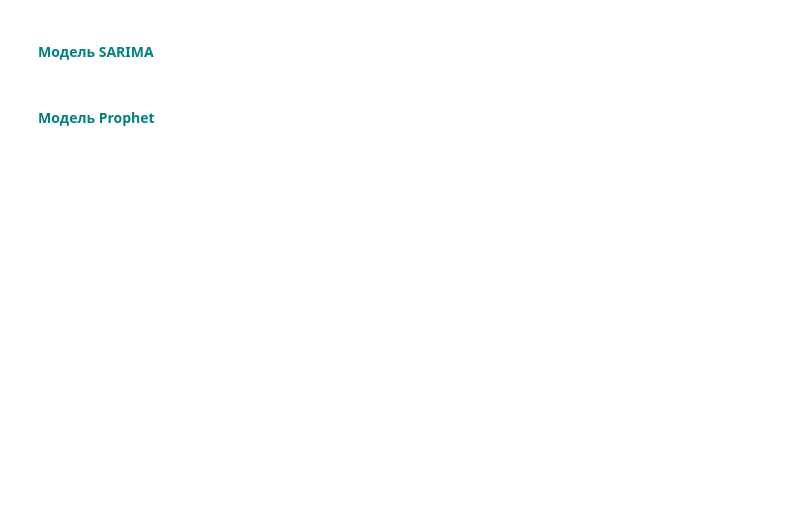
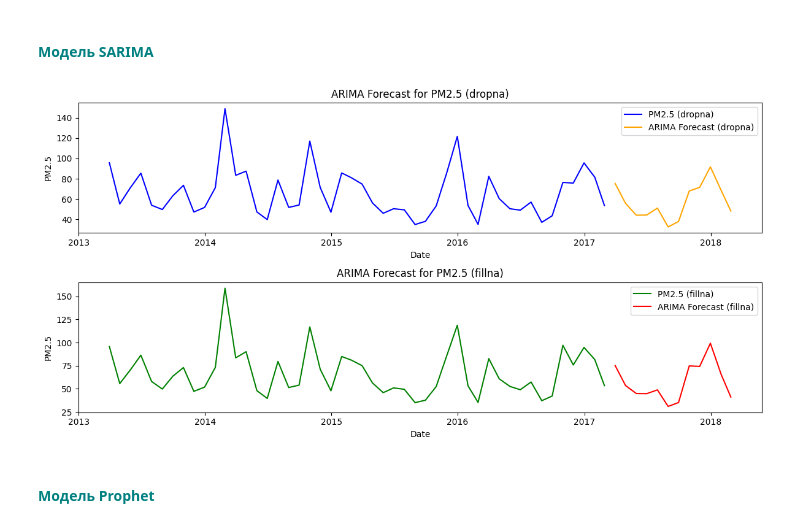
Before and after one commit to gggvitalii90/python_analytics_ich_120925, a Jupyter notebook: DZ_python_DA/HW_20_students.ipynb, the cells around one changed output. Cells and saved outputs as stored; diff of their text form; code cells hidden in the pictures; blank space fills up the shorter version.

```diff
--- a/DZ_python_DA/HW_20_students.ipynb
+++ b/DZ_python_DA/HW_20_students.ipynb
@@ -230,12 +242,37 @@ Error:
 # Q = 1
 # s = 12
 # Назовите переменную model_pm25_sarima
+model_pm25_sarima_drop = SARIMAX(monthly_data_drop, order=(1, 1, 1), seasonal_order=(1, 1, 1, 12))
+model_pm25_sarima_fill = SARIMAX(monthly_data_fill, order=(1, 1, 1), seasonal_order=(1, 1, 1, 12))
 # %%
 # Натренируйте модель на данных и запишите результат в model_pm25_sarima_fit
+model_pm25_sarima_fit = model_pm25_sarima_drop.fit()
+model_pm25_sarima_fill_fit = model_pm25_sarima_fill.fit()
 # %%
 # В переменную forecast_pm25_sarima спрогнозируйте данные на 12 месяцев вперед
+forecast_pm25_sarima_drop = model_pm25_sarima_fit.forecast(steps=12)
+forecast_pm25_sarima_fill = model_pm25_sarima_fill_fit.forecast(steps=12)
 # %%
 # Постройте график данных + прогнозы
+plt.figure(figsize=(12, 6))
+plt.subplot(2, 1, 1)
+plt.plot(monthly_data_drop, label='PM2.5 (dropna)', color='blue')
+plt.plot(forecast_pm25_sarima_drop, label='ARIMA Forecast (dropna)', color='orange')
+plt.title('ARIMA Forecast for PM2.5 (dropna)')
+plt.xlabel('Date')
+plt.ylabel('PM2.5')
+plt.legend()
+plt.subplot(2, 1, 2)
+plt.plot(monthly_data_fill, label='PM2.5 (fillna)', color='green')
+plt.plot(forecast_pm25_sarima_fill, label='ARIMA Forecast (fillna)', color='red')
+plt.title('ARIMA Forecast for PM2.5 (fillna)')
+plt.xlabel('Date')
+plt.ylabel('PM2.5')
+plt.legend()
+plt.tight_layout()
+plt.show()
+# %% [output]
+[figure, added]
 # %% [markdown]
 #### <b><font color='teal'>Модель Prophet</font></b>
 # %%
```
Also changed, not shown: parts of 12 cells of this notebook.
